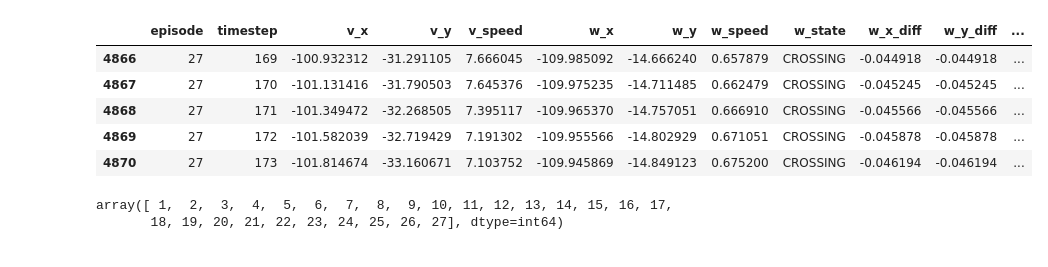
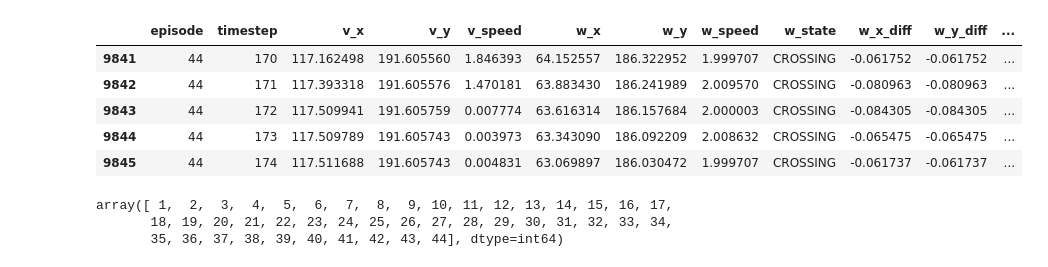
Before and after one commit to adhocmaster/carla-jaywalker-experiments, a Jupyter notebook: notebooks/trajectory-analysis.ipynb, the cells around one changed output. Drawn from its saved outputs; the diff is of its cells as text; code cells hidden in the pictures.

```diff
--- a/notebooks/trajectory-analysis.ipynb
+++ b/notebooks/trajectory-analysis.ipynb
@@ -15,19 +15,21 @@ from analysis.EpisodeParser import EpisodeParser
 from analysis.Histogram import Histogram
 from analysis.ScatterPlot import ScatterPlot
 # %%
-path = "logs/03-09-2022-trajectories-v-variable.csv"
+# path = "logs/03-09-2022-trajectories-v-variable.csv"
+path = "logs\\2022-06-02-00-00-trajectories.csv"
 df = pd.read_csv(path)
 episodeParser = EpisodeParser(df)
 episodeParser.df.tail()
 # %% [output]
 |  | episode | timestep | v_x | v_y | v_speed | w_x | w_y | w_speed | w_state | w_x_diff | w_y_diff | ... |
-| 4866 | 27 | 169 | -100.932312 | -31.291105 | 7.666045 | -109.985092 | -14.666240 | 0.657879 | CROSSING | -0.044918 | -0.044918 | ... |
-| 4867 | 27 | 170 | -101.131416 | -31.790503 | 7.645376 | -109.975235 | -14.711485 | 0.662479 | CROSSING | -0.045245 | -0.045245 | ... |
-| 4868 | 27 | 171 | -101.349472 | -32.268505 | 7.395117 | -109.965370 | -14.757051 | 0.666910 | CROSSING | -0.045566 | -0.045566 | ... |
-| 4869 | 27 | 172 | -101.582039 | -32.719429 | 7.191302 | -109.955566 | -14.802929 | 0.671051 | CROSSING | -0.045878 | -0.045878 | ... |
-| 4870 | 27 | 173 | -101.814674 | -33.160671 | 7.103752 | -109.945869 | -14.849123 | 0.675200 | CROSSING | -0.046194 | -0.046194 | ... |
+| 9841 | 44 | 170 | 117.162498 | 191.605560 | 1.846393 | 64.152557 | 186.322952 | 1.999707 | CROSSING | -0.061752 | -0.061752 | ... |
+| 9842 | 44 | 171 | 117.393318 | 191.605576 | 1.470181 | 63.883430 | 186.241989 | 2.009570 | CROSSING | -0.080963 | -0.080963 | ... |
+| 9843 | 44 | 172 | 117.509941 | 191.605759 | 0.007774 | 63.616314 | 186.157684 | 2.000003 | CROSSING | -0.084305 | -0.084305 | ... |
+| 9844 | 44 | 173 | 117.509789 | 191.605743 | 0.003973 | 63.343090 | 186.092209 | 2.008632 | CROSSING | -0.065475 | -0.065475 | ... |
+| 9845 | 44 | 174 | 117.511688 | 191.605743 | 0.004831 | 63.069897 | 186.030472 | 1.999707 | CROSSING | -0.061737 | -0.061737 | ... |
 # %%
 episodeParser.df.episode.unique()
 # %% [output]
 array([ 1,  2,  3,  4,  5,  6,  7,  8,  9, 10, 11, 12, 13, 14, 15, 16, 17,
-       18, 19, 20, 21, 22, 23, 24, 25, 26, 27], dtype=int64)
+       18, 19, 20, 21, 22, 23, 24, 25, 26, 27, 28, 29, 30, 31, 32, 33, 34,
+       35, 36, 37, 38, 39, 40, 41, 42, 43, 44], dtype=int64)
```
Also changed, not shown: parts of 1 cell of this notebook, 9 other files.
